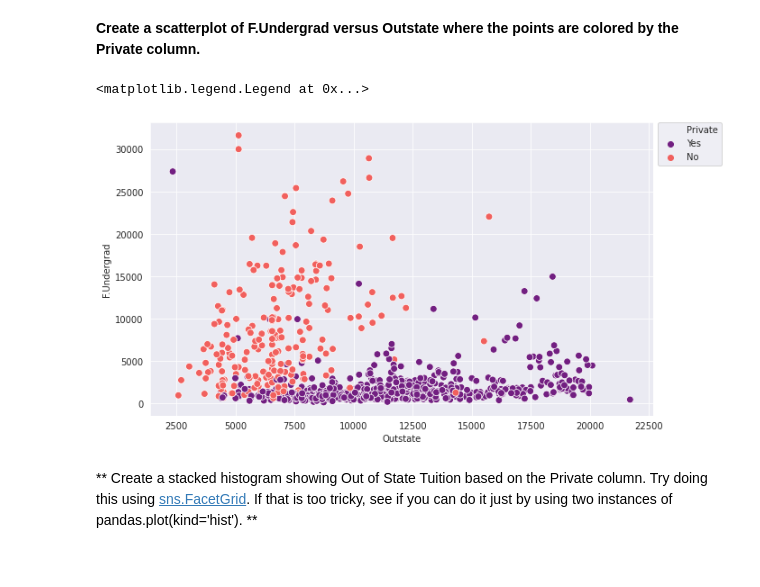
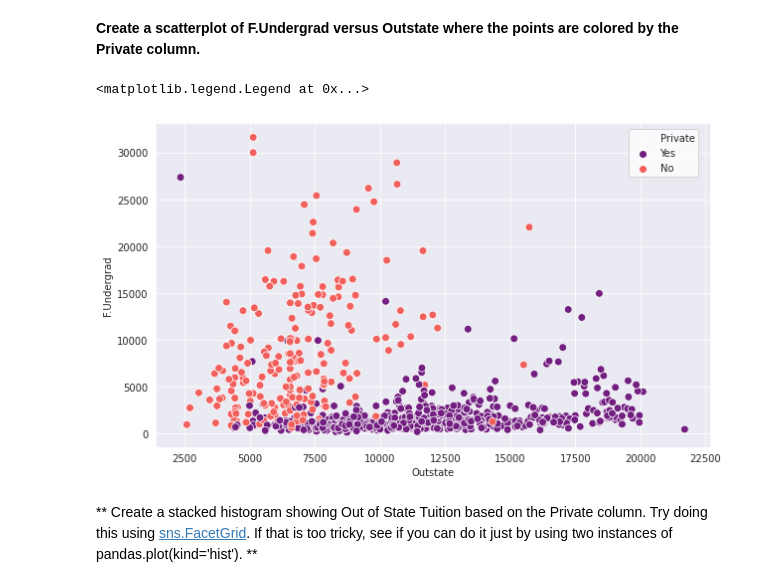
Before and after one commit to mpinheiro19/DSMLCourse, a Jupyter notebook: 17-K-Means-Clustering/02_K_Means_Clustering_Project-MySolutions.ipynb, the cells around one changed output. Saved outputs shown, nothing was run; the diff lists cells and outputs as text; code cells hidden in the pictures.

```diff
--- a/17-K-Means-Clustering/02_K_Means_Clustering_Project-MySolutions.ipynb
+++ b/17-K-Means-Clustering/02_K_Means_Clustering_Project-MySolutions.ipynb
@@ -124,10 +124,10 @@ plt.legend(bbox_to_anchor=(1.01, 1), loc=2, borderaxespad=0.01)
 # %%
 plt.figure(figsize=(10,6))
 g = sns.scatterplot(x='Outstate', y='F.Undergrad', hue='Private', data=df, palette='magma',s=60)
-plt.legend(bbox_to_anchor=(1.01, 1), loc=2, borderaxespad=0.01)
+plt.legend(bbox_to_anchor=(0.98, 0.98), loc='upper right', borderaxespad=0.01, facecolor='white')
 # %% [output]
 <matplotlib.legend.Legend at 0x...>
-[figure, old version]
+[figure, new version]
 # %% [markdown]
 ** Create a stacked histogram showing Out of State Tuition based on the Private column. Try doing this using [sns.FacetGrid](https://stanford.edu/~mwaskom/software/seaborn/generated/seaborn.FacetGrid.html). If that is too tricky, see if you can do it just by using two instances of pandas.plot(kind='hist'). **
 # %%
```
Also changed, not shown: parts of 14 cells of this notebook.
